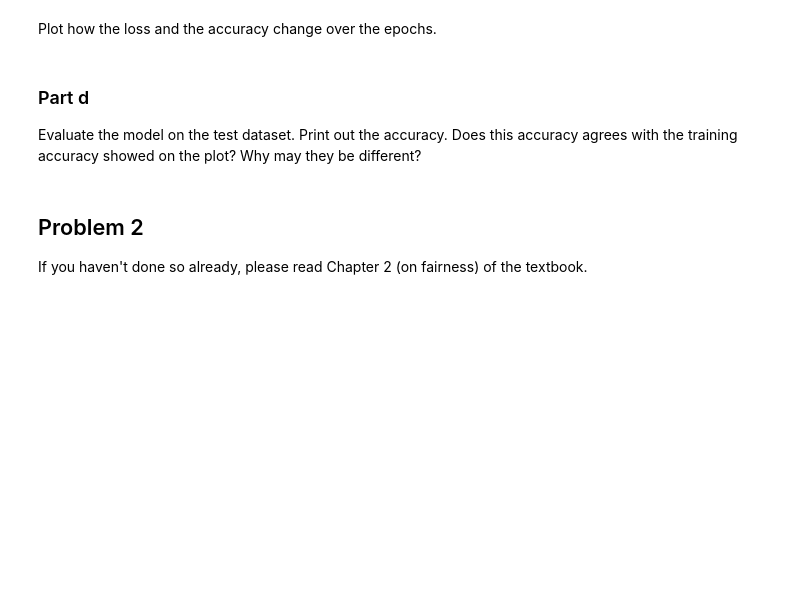
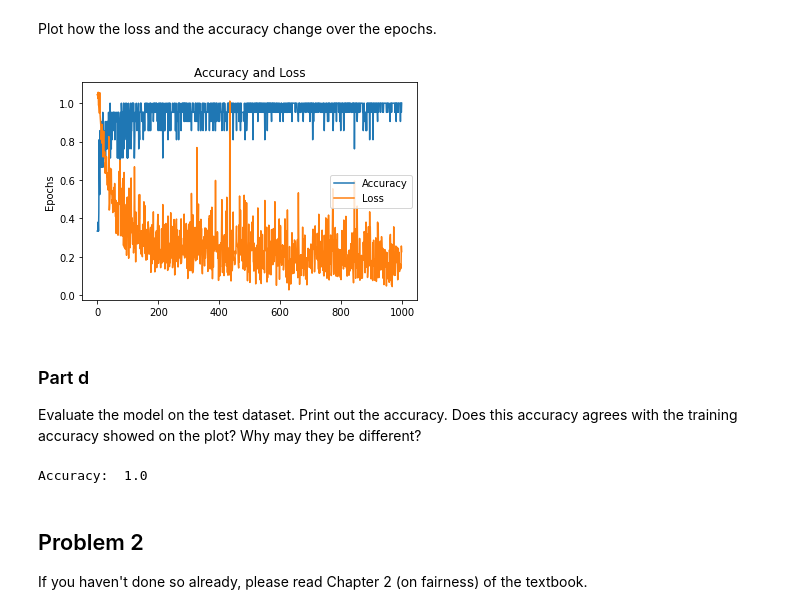
Before and after one commit to luhan68/CS190DD_HW, a Jupyter notebook: HW3 Files-20201129/HW3_Lu.ipynb, the cells around one changed output. Saved outputs shown, nothing was run; the diff lists cells and outputs as text; code cells hidden in the pictures; blank space fills up the shorter version.

```diff
--- a/HW3 Files-20201129/HW3_Lu.ipynb
+++ b/HW3 Files-20201129/HW3_Lu.ipynb
@@ -22,6 +22,20 @@ The datasets are available at https://pytorch.org/docs/stable/torchvision/datase
 
 ### Part a
 Firstly, load and inspect the dataset from "seeds_dataset.csv". Split them into a train set (90%) and a test set (10%). You should be quite comfortable with these operations by now.
+# %%
+import torch
+from torch.autograd import Variable
+import math
+import pandas as pd
+import numpy as np
+from sklearn.model_selection import train_test_split
+from sklearn.utils import shuffle
+
+
+data = pd.read_csv('seeds_dataset.csv')
+X = data.iloc[:,:-1].to_numpy(dtype=np.float32)
+y = data.iloc[:,-1].astype("category").cat.codes.to_numpy(dtype=np.float32)
+X_train, X_test, y_train, y_test = train_test_split(X, y, test_size=0.1)
 # %% [markdown]
 ### Part b
 Create a Python class for our neural network model. The network should have 1 input layer, at least 1 hidden layer, and 1 output layer. You are free to choose the size and the number of hidden layers (it may affect the performance so try tweaking around a bit), and the activation function (or no activation at all).
@@ -41,3 +47,20 @@ SyntaxError: ignored
+# %%
+import torch
+
+class simple_network(torch.nn.Module):
+
+    def __init__(self):
+        super(simple_network,self).__init__()
+        self.layer1 = torch.nn.Linear(in_features=7, out_features=40)
+        self.layer2 = torch.nn.Linear(in_features=40, out_features=40)
+        self.outputlayer = torch.nn.Linear(in_features=40, out_features=3)
+
+    def forward(self,x):
+        x = torch.relu(self.layer1(x))
+        x = torch.relu(self.layer2(x))
+        x = self.outputlayer(x)
+        return x
+    # Create the network class by filling in this block of code
 # %% [markdown]
 ### Part c
 Train the network using the train dataset. You are free to choose any suitable optimizer and loss function provided by PyTorch (or you can just use SGD optimizer and CrossEntropyLoss like we did in the discussion session for simplicity). After each epoch, record the current loss and the current accuracy. The current accuracy is obtained by evaluating the model on the train dataset.
@@ -58,8 +142,28 @@ for epoch in range(EPOCHS):
 # %% [markdown]
 Plot how the loss and the accuracy change over the epochs.
+# %%
+import matplotlib.pyplot as plt
+
+plt.plot()
+plt.plot(arr_epochs, arr_accuracy, label = "Accuracy")
+plt.ylabel('Epochs')
+plt.plot(arr_epochs, arr_loss, label = "Loss")
+plt.title('Accuracy and Loss')
+plt.legend()
+plt.show()
+# %% [output]
+[figure, added]
 # %% [markdown]
 ### Part d
 Evaluate the model on the test dataset. Print out the accuracy. Does this accuracy agrees with the training accuracy showed on the plot? Why may they be different?
+# %%
+network.eval()
+
+pred = torch.argmax(network(torch.tensor(X_test)), dim=1).numpy()
+
+print("Accuracy: ", np.sum(pred == y_test)/len(y_test))
+# %% [output]
+Accuracy:  1.0
 # %% [markdown]
 ## Problem 2
 
```
Also changed, not shown: parts of 9 cells of this notebook.
